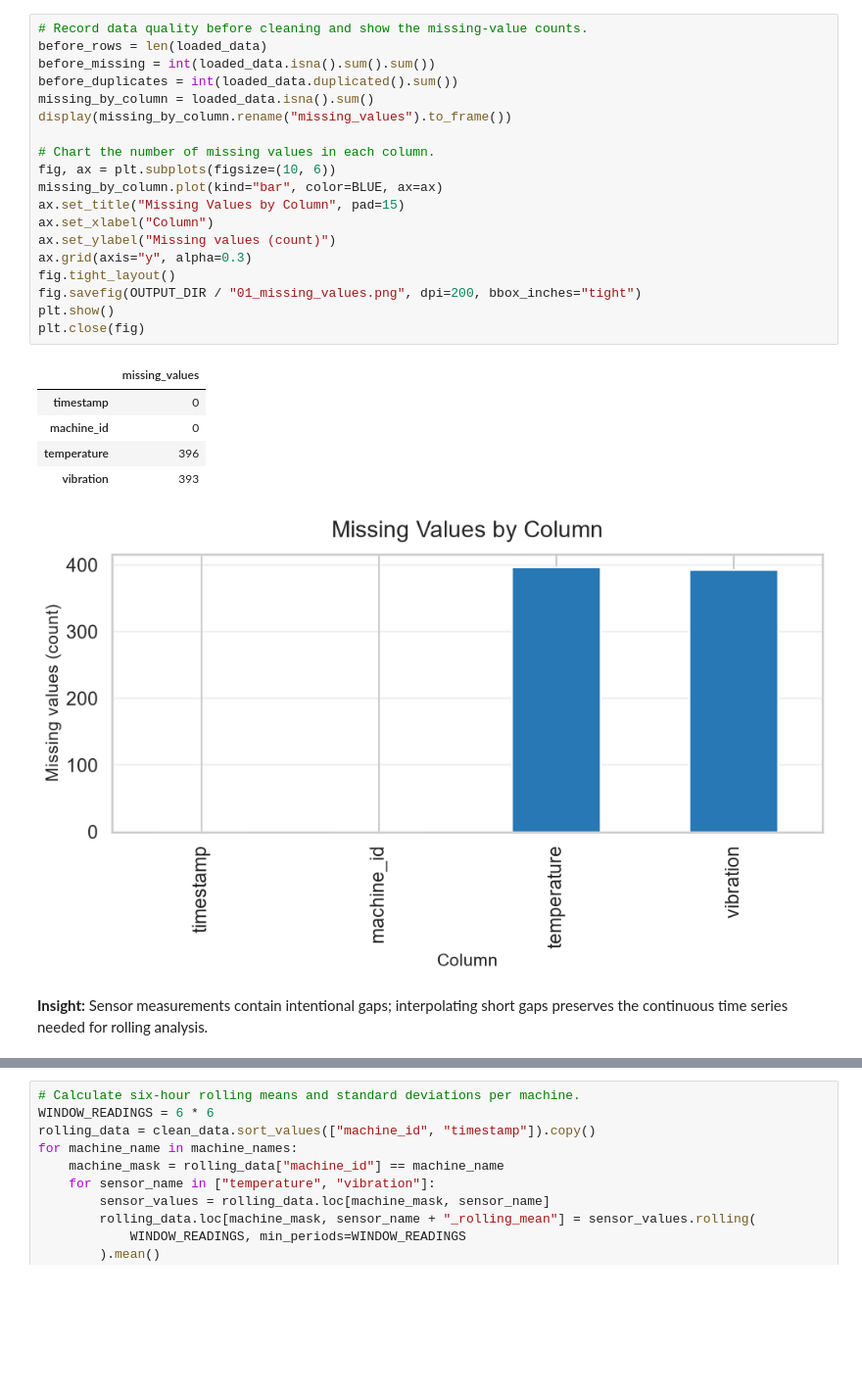
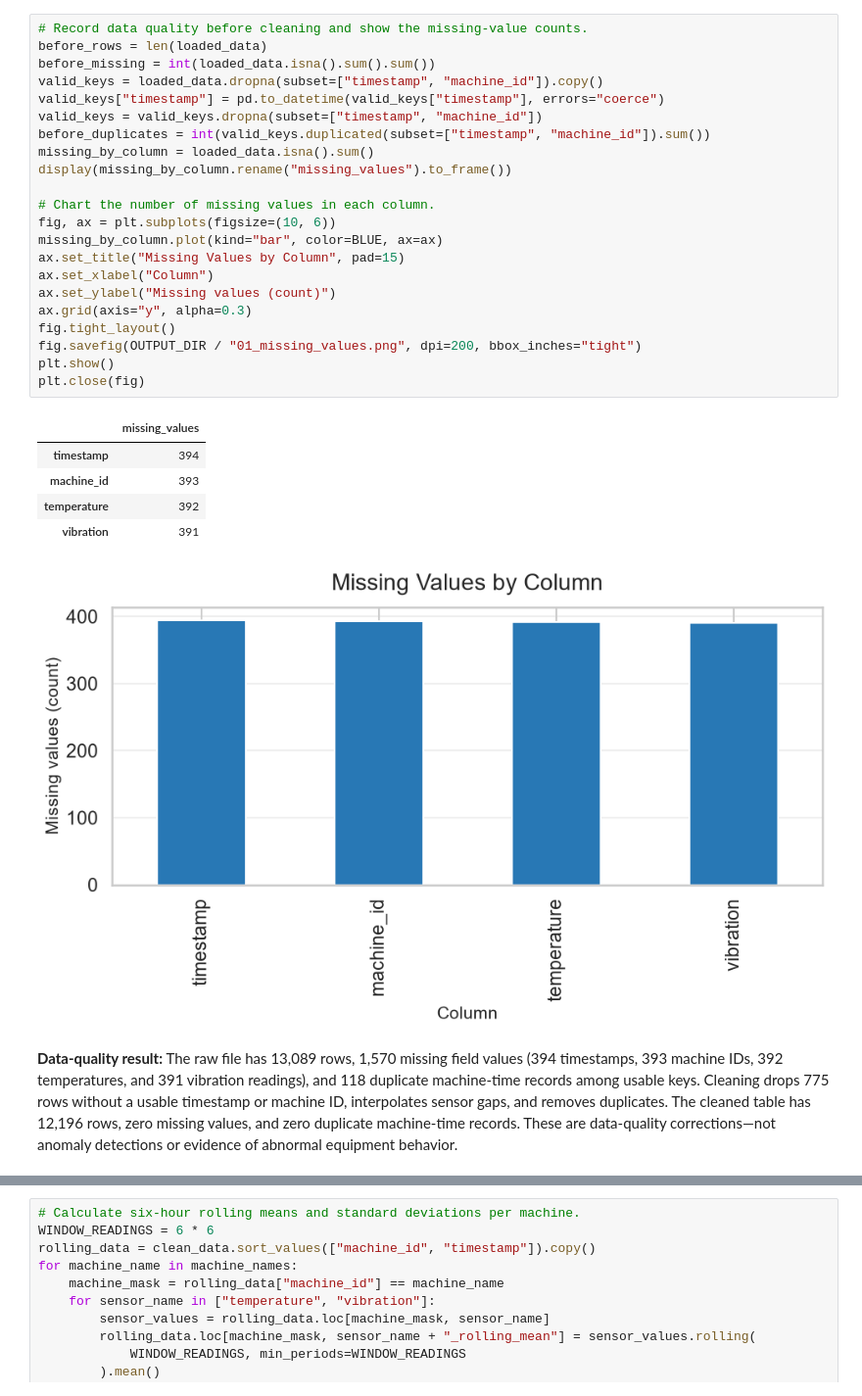
Before and after one commit to paulet-art/Group-Work, a Jupyter notebook: sensor_monitoring_anomaly_detection.ipynb, the cells around one changed output, grey strips where cells are left out. Shown at 98% size. Saved outputs shown, nothing was run; the diff lists cells and outputs as text; blank space fills up the shorter version.

```diff
--- a/sensor_monitoring_anomaly_detection.ipynb
+++ b/sensor_monitoring_anomaly_detection.ipynb
@@ -164,29 +170,32 @@ We first count missing values and duplicates. Then we interpolate sensor reading
 # %%
 # Record data quality before cleaning and show the missing-value counts.
 before_rows = len(loaded_data)
 before_missing = int(loaded_data.isna().sum().sum())
-before_duplicates = int(loaded_data.duplicated().sum())
+valid_keys = loaded_data.dropna(subset=["timestamp", "machine_id"]).copy()
+valid_keys["timestamp"] = pd.to_datetime(valid_keys["timestamp"], errors="coerce")
+valid_keys = valid_keys.dropna(subset=["timestamp", "machine_id"])
+before_duplicates = int(valid_keys.duplicated(subset=["timestamp", "machine_id"]).sum())
 missing_by_column = loaded_data.isna().sum()
 display(missing_by_column.rename("missing_values").to_frame())
 
 # Chart the number of missing values in each column.
 fig, ax = plt.subplots(figsize=(10, 6))
 missing_by_column.plot(kind="bar", color=BLUE, ax=ax)
 ax.set_title("Missing Values by Column", pad=15)
 ax.set_xlabel("Column")
 ax.set_ylabel("Missing values (count)")
 ax.grid(axis="y", alpha=0.3)
 fig.tight_layout()
 fig.savefig(OUTPUT_DIR / "01_missing_values.png", dpi=200, bbox_inches="tight")
 plt.show()
 plt.close(fig)
 # %% [output]
 |  | missing_values |
-| timestamp | 0 |
-| machine_id | 0 |
-| temperature | 396 |
-| vibration | 393 |
+| timestamp | 394 |
+| machine_id | 393 |
+| temperature | 392 |
+| vibration | 391 |
-[figure, old version]
+[figure, new version]
 # %% [markdown]
-**Insight:** Sensor measurements contain intentional gaps; interpolating short gaps preserves the continuous time series needed for rolling analysis.
+**Data-quality result:** The raw file has 13,089 rows, 1,570 missing field values (394 timestamps, 393 machine IDs, 392 temperatures, and 391 vibration readings), and 118 duplicate machine-time records among usable keys. Cleaning drops 775 rows without a usable timestamp or machine ID, interpolates sensor gaps, and removes duplicates. The cleaned table has 12,196 rows, zero missing values, and zero duplicate machine-time records. These are data-quality corrections—not anomaly detections or evidence of abnormal equipment behavior.
 # %%
```
Also changed, not shown: parts of 68 cells of this notebook, 25 other files.
